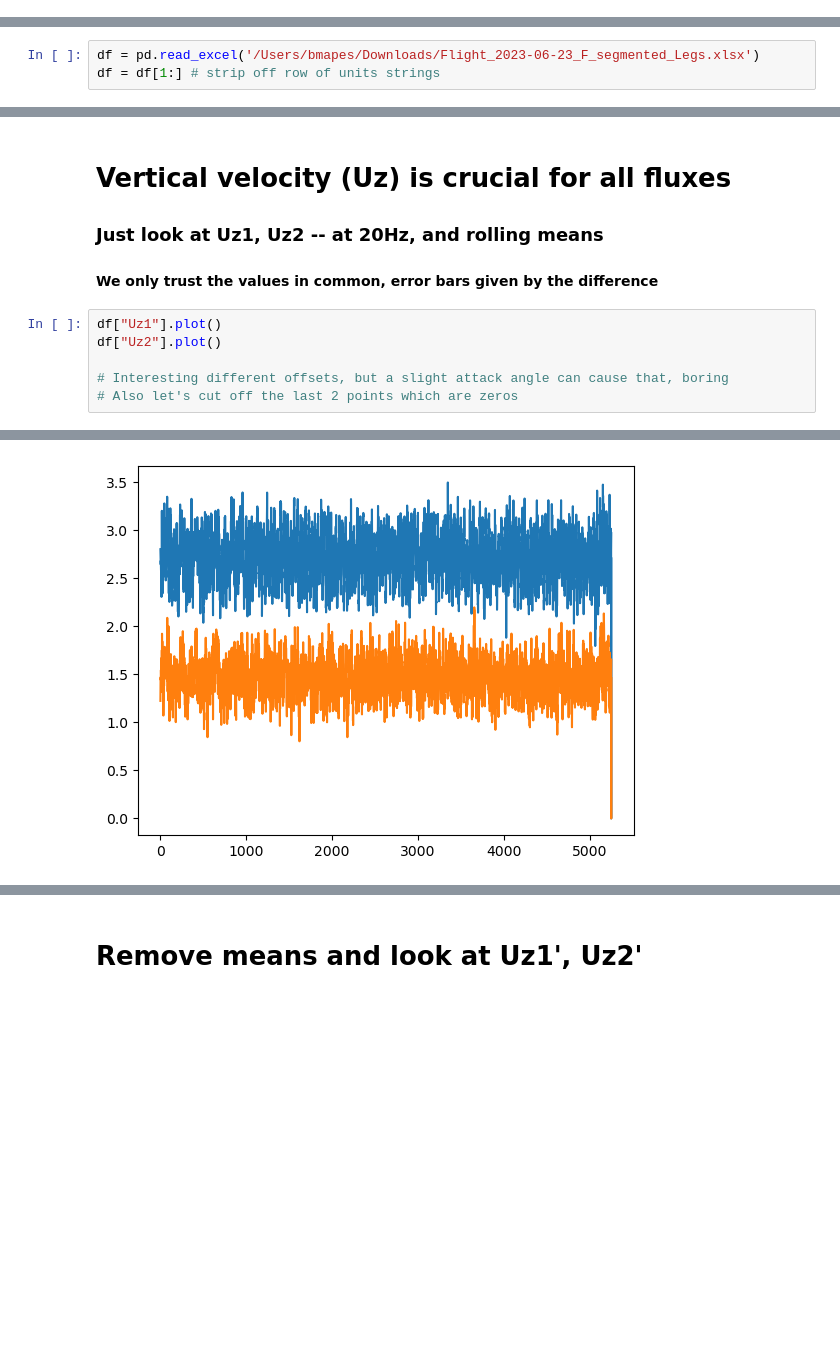
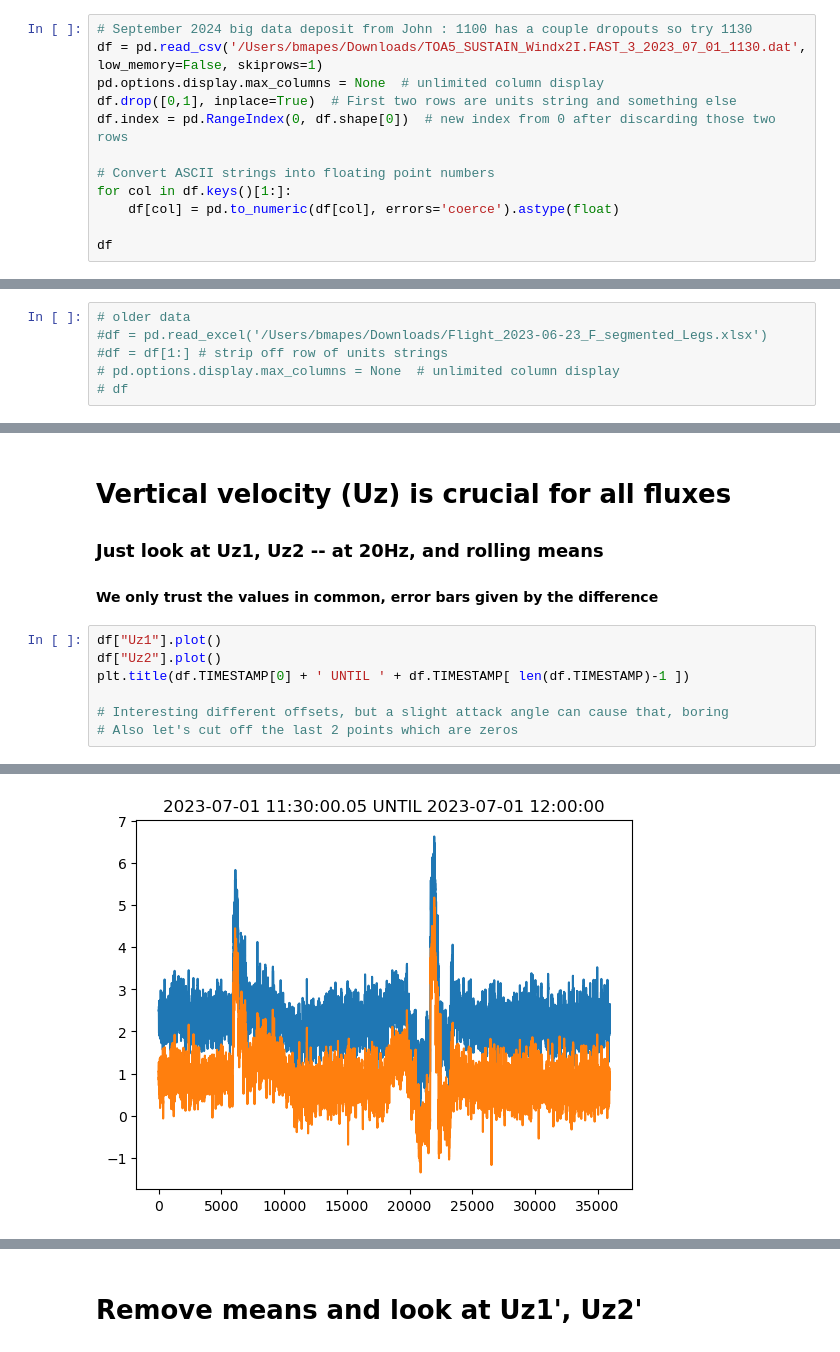
Before and after one commit to brianmapes/stratocu_waves, a Jupyter notebook: John_helicopter_data.ipynb, the cells around one changed output, grey strips where cells are left out. Cells and saved outputs as stored; diff of their text form; blank space fills up the shorter version.

```diff
--- a/John_helicopter_data.ipynb
+++ b/John_helicopter_data.ipynb
@@ -13,0 +17,12 @@ import scipy as sp
+# %%
+# September 2024 big data deposit from John : 1100 has a couple dropouts so try 1130
+df = pd.read_csv('/Users/bmapes/Downloads/TOA5_SUSTAIN_Windx2I.FAST_3_2023_07_01_1130.dat', low_memory=False, skiprows=1)
+pd.options.display.max_columns = None  # unlimited column display
+df.drop([0,1], inplace=True)  # First two rows are units string and something else
+df.index = pd.RangeIndex(0, df.shape[0])  # new index from 0 after discarding those two rows
+
+# Convert ASCII strings into floating point numbers
+for col in df.keys()[1:]:
+    df[col] = pd.to_numeric(df[col], errors='coerce').astype(float)
+
+df
@@ -14,3 +43,6 @@ import scipy as sp
 # %%
-df = pd.read_excel('/Users/bmapes/Downloads/Flight_2023-06-23_F_segmented_Legs.xlsx')
-df = df[1:] # strip off row of units strings
+# older data
+#df = pd.read_excel('/Users/bmapes/Downloads/Flight_2023-06-23_F_segmented_Legs.xlsx')
+#df = df[1:] # strip off row of units strings
+# pd.options.display.max_columns = None  # unlimited column display
+# df
@@ -41,6 +62,7 @@ df
 # %%
 df["Uz1"].plot()
 df["Uz2"].plot()
+plt.title(df.TIMESTAMP[0] + ' UNTIL ' + df.TIMESTAMP[ len(df.TIMESTAMP)-1 ])
 
 # Interesting different offsets, but a slight attack angle can cause that, boring
 # Also let's cut off the last 2 points which are zeros
@@ -49 +71 @@ df["Uz2"].plot()
-[figure, old version]
+[figure, new version]
```
Also changed, not shown: parts of 28 cells of this notebook.
